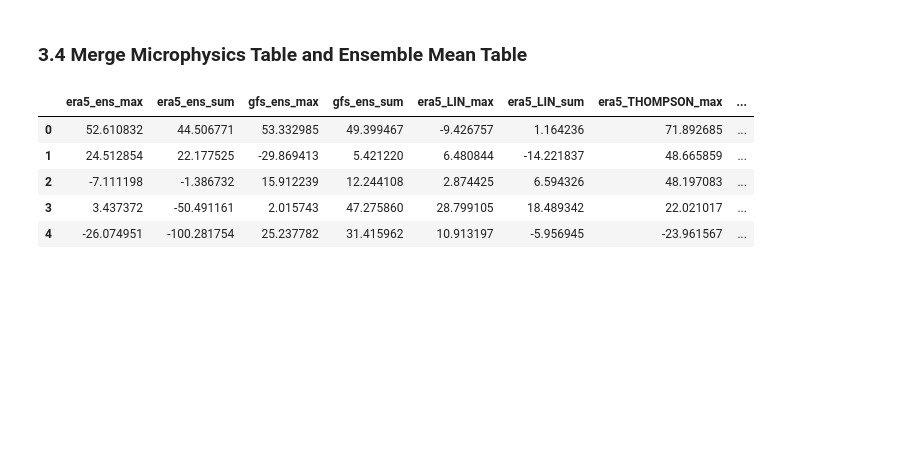
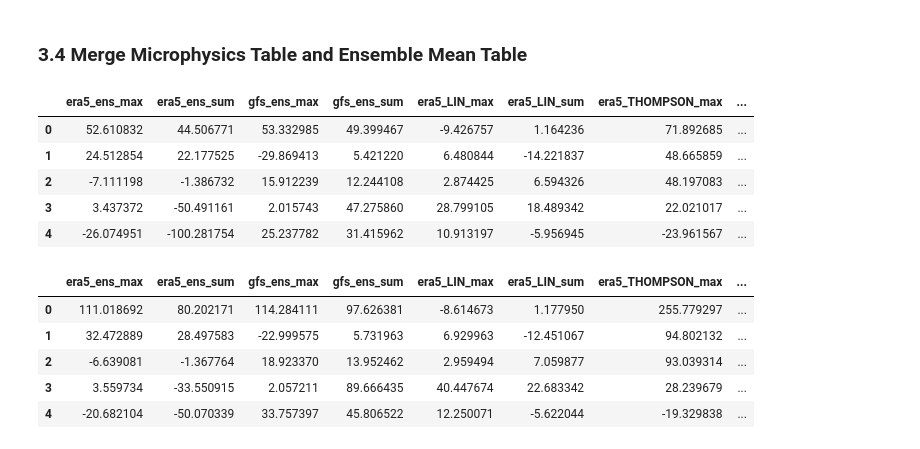
Before and after one commit to donmezkutay/Urban-Precipitation-Article-Istanbul, a Jupyter notebook: combined_precipitation_diff_urban_boundary.ipynb, the cells around one changed output. Saved outputs shown, nothing was run; the diff lists cells and outputs as text; code cells hidden in the pictures; blank space fills up the shorter version.

```diff
--- a/combined_precipitation_diff_urban_boundary.ipynb
+++ b/combined_precipitation_diff_urban_boundary.ipynb
@@ -366,3 +366,12 @@ complete_table
 | 2 | -7.111198 | -1.386732 | 15.912239 | 12.244108 | 2.874425 | 6.594326 | 48.197083 | ... |
 | 3 | 3.437372 | -50.491161 | 2.015743 | 47.275860 | 28.799105 | 18.489342 | 22.021017 | ... |
 | 4 | -26.074951 | -100.281754 | 25.237782 | 31.415962 | 10.913197 | -5.956945 | -23.961567 | ... |
+# %%
+complete_table
+# %% [output]
+|  | era5_ens_max | era5_ens_sum | gfs_ens_max | gfs_ens_sum | era5_LIN_max | era5_LIN_sum | era5_THOMPSON_max | ... |
+| 0 | 111.018692 | 80.202171 | 114.284111 | 97.626381 | -8.614673 | 1.177950 | 255.779297 | ... |
+| 1 | 32.472889 | 28.497583 | -22.999575 | 5.731963 | 6.929963 | -12.451067 | 94.802132 | ... |
+| 2 | -6.639081 | -1.367764 | 18.923370 | 13.952462 | 2.959494 | 7.059877 | 93.039314 | ... |
+| 3 | 3.559734 | -33.550915 | 2.057211 | 89.666435 | 40.447674 | 22.683342 | 28.239679 | ... |
+| 4 | -20.682104 | -50.070339 | 33.757397 | 45.806522 | 12.250071 | -5.622044 | -19.329838 | ... |
```
Also changed, not shown: parts of 2 cells of this notebook, 2 other files.
